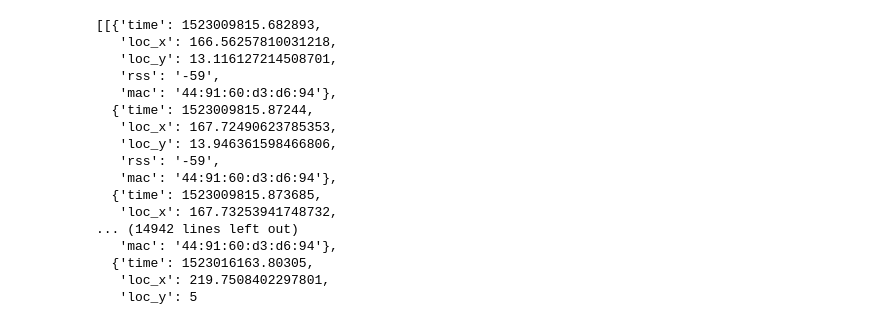
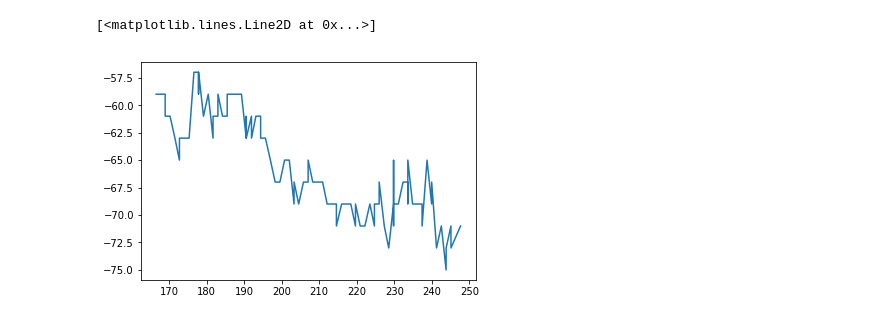
Before and after one commit to DLorell/wifilocalization, a Jupyter notebook: Untitled.ipynb, the cells around one changed output. Cells and saved outputs as stored; diff of their text form; code cells hidden in the pictures.

```diff
--- a/Untitled.ipynb
+++ b/Untitled.ipynb
@@ -68,22 +75,10 @@ sortedTraces = sortByMac(parseFiles(PATH))
 # %%
 traces44 = sortedTraces['44:91:60:d3:d6:94']
 
-traces44
+rss = [float(entry['rss']) for entry in traces44[0]]
+loc_x = [entry['loc_x'] for entry in traces44[0]]
+
+plt.plot(loc_x, rss)
 # %% [output]
-[[{'time': 1523009815.682893,
-   'loc_x': 166.56257810031218,
-   'loc_y': 13.116127214508701,
-   'rss': '-59',
-   'mac': '44:91:60:d3:d6:94'},
-  {'time': 1523009815.87244,
-   'loc_x': 167.72490623785353,
-   'loc_y': 13.946361598466806,
-   'rss': '-59',
-   'mac': '44:91:60:d3:d6:94'},
-  {'time': 1523009815.873685,
-   'loc_x': 167.73253941748732,
-... (14942 lines left out)
-   'mac': '44:91:60:d3:d6:94'},
-  {'time': 1523016163.80305,
-   'loc_x': 219.7508402297801,
-   'loc_y': 5
+[<matplotlib.lines.Line2D at 0x...>]
+[figure, added]
```
Also changed, not shown: parts of 3 cells of this notebook.
